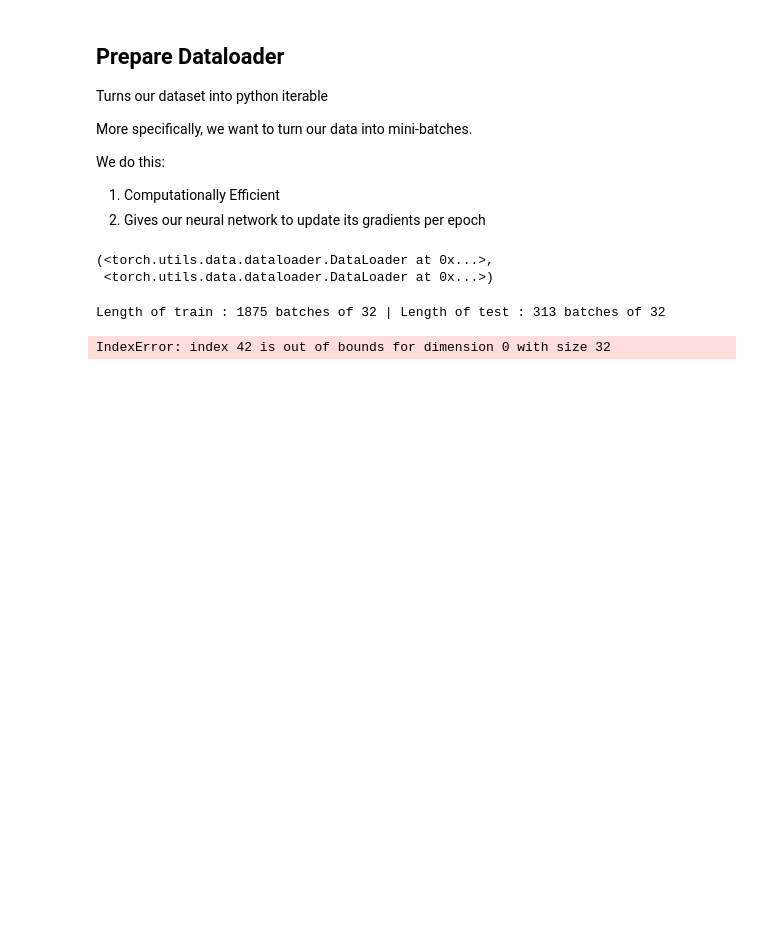
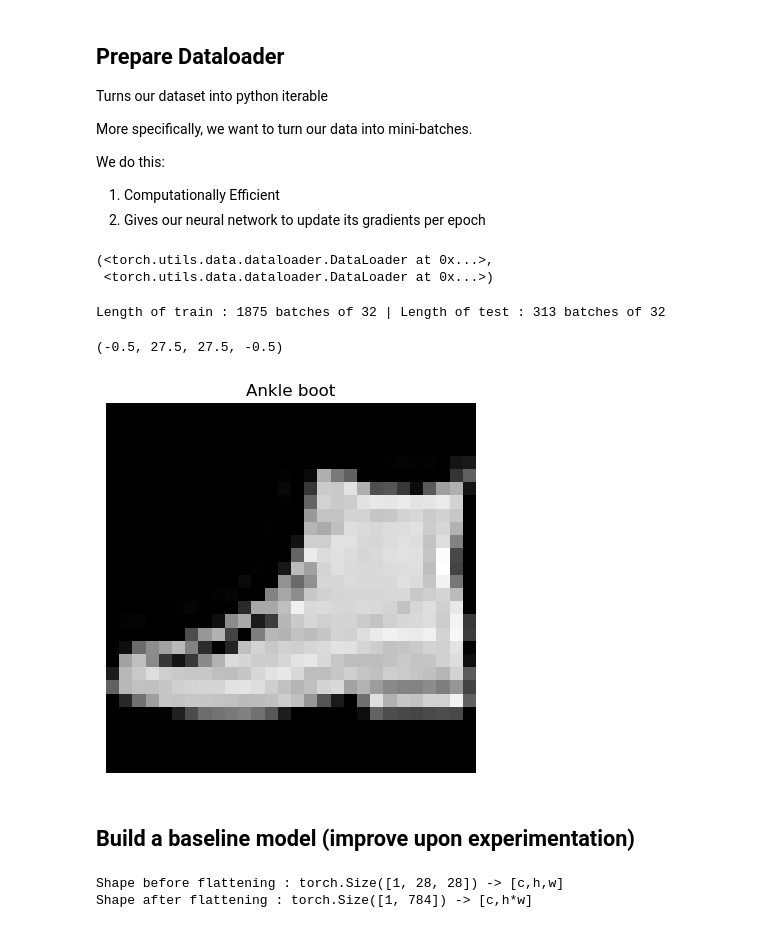
Before and after one commit to addytrunks/machine-learning, a Jupyter notebook: DEEP_LEARNING/03_computer_vision.ipynb, the cells around one changed output. Drawn from its saved outputs; the diff is of its cells as text; code cells hidden in the pictures; blank space fills up the shorter version.

Commit message:
feat: build cnn model

```diff
--- a/DEEP_LEARNING/03_computer_vision.ipynb
+++ b/DEEP_LEARNING/03_computer_vision.ipynb
@@ -12,5 +12,6 @@ import matplotlib.pyplot as plt
 # %% [markdown]
 ## Getting a dataset
 # %%
-train_data = datasets.FashionMNIST(train=True,root='data',download=True,transform=transforms.ToTensor(),target_transform=None)
+train_data = datasets.FashionMNIST(train=True, root='data', download=True, transform=transforms.ToTensor(),
+                                   target_transform=None)
 # %%
@@ -88,10 +91,25 @@ train_features_batch,train_labels_batch = next(iter(train_dataloader))
 # %%
 # Show a sample
 torch.manual_seed(42)
-random_idx = torch.randint(0,len(tran),size=[1]).item()
-image,label = train_features_batch[random_idx],train_labels_batch[random_idx]
-plt.imshow(image.squeeze(),cmap='gray')
+random_idx = torch.randint(0, len(train_features_batch), size=[1]).item()
+image, label = train_features_batch[random_idx], train_labels_batch[random_idx]
+plt.imshow(image.squeeze(), cmap='gray')
 plt.title(class_names[label])
 plt.axis(False)
 # %% [output]
-IndexError: index 42 is out of bounds for dimension 0 with size 32
+(-0.5, 27.5, 27.5, -0.5)
+[figure, added]
+# %% [markdown]
+## Build a baseline model (improve upon experimentation)
+# %%
+flatten_model = nn.Flatten()
+
+x = train_features_batch[0]
+
+output = flatten_model(x)
+
+print(f"Shape before flattening : {x.shape} -> [c,h,w]")
+print(f"Shape after flattening : {output.shape} -> [c,h*w]")
+# %% [output]
+Shape before flattening : torch.Size([1, 28, 28]) -> [c,h,w]
+Shape after flattening : torch.Size([1, 784]) -> [c,h*w]
```
Also changed, not shown: parts of 37 cells of this notebook.
